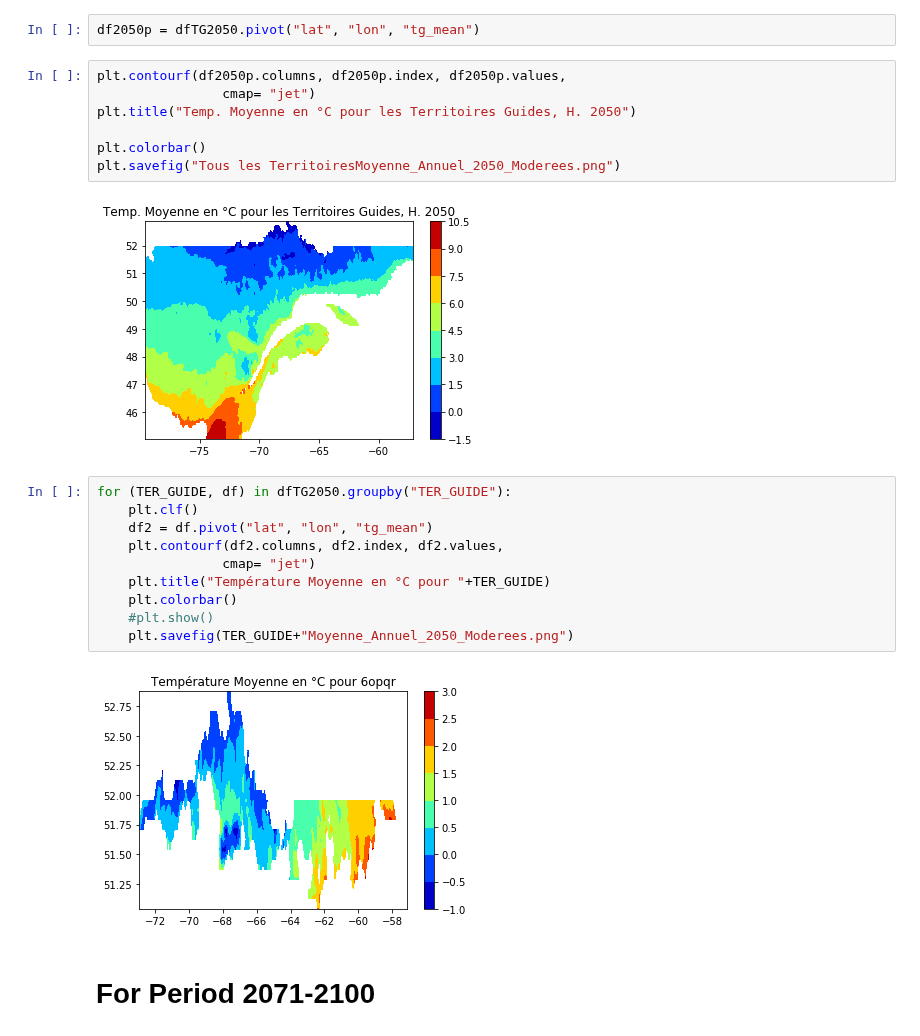
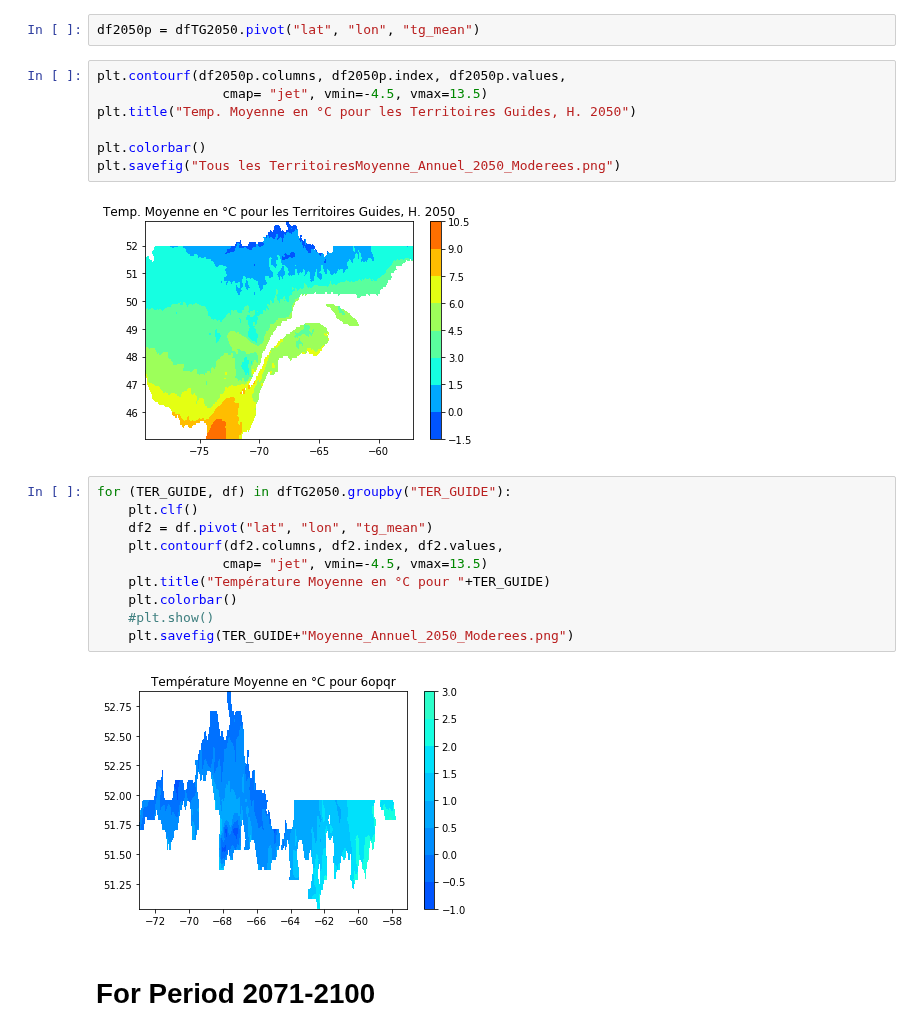
Before and after one commit to marinalopez2110/FistTemplateClimPort, a Jupyter notebook: Plotting NorESM1-M_rcp45_tg_mean_annual by TG.ipynb, the cells around one changed output. Saved outputs shown, nothing was run; the diff lists cells and outputs as text.

```diff
--- a/Plotting NorESM1-M_rcp45_tg_mean_annual by TG.ipynb
+++ b/Plotting NorESM1-M_rcp45_tg_mean_annual by TG.ipynb
@@ -288,25 +288,25 @@ dfTG2050
 df2050p = dfTG2050.pivot("lat", "lon", "tg_mean")
 # %%
 plt.contourf(df2050p.columns, df2050p.index, df2050p.values,
-                cmap= "jet")
+                cmap= "jet", vmin=-4.5, vmax=13.5)
 plt.title("Temp. Moyenne en °C pour les Territoires Guides, H. 2050")
 
 plt.colorbar()
 plt.savefig("Tous les TerritoiresMoyenne_Annuel_2050_Moderees.png")
 # %% [output]
-[figure, old version]
+[figure, new version]
 # %%
 for (TER_GUIDE, df) in dfTG2050.groupby("TER_GUIDE"):
     plt.clf()
     df2 = df.pivot("lat", "lon", "tg_mean")
     plt.contourf(df2.columns, df2.index, df2.values,
-                cmap= "jet")
+                cmap= "jet", vmin=-4.5, vmax=13.5)
     plt.title("Température Moyenne en °C pour "+TER_GUIDE)
     plt.colorbar()
     #plt.show()
     plt.savefig(TER_GUIDE+"Moyenne_Annuel_2050_Moderees.png")
 # %% [output]
-[figure, old version]
+[figure, new version]
 # %% [markdown]
 # For Period 2071-2100
 # %%
```
Also changed, not shown: parts of 8 cells of this notebook, 3 other files.
